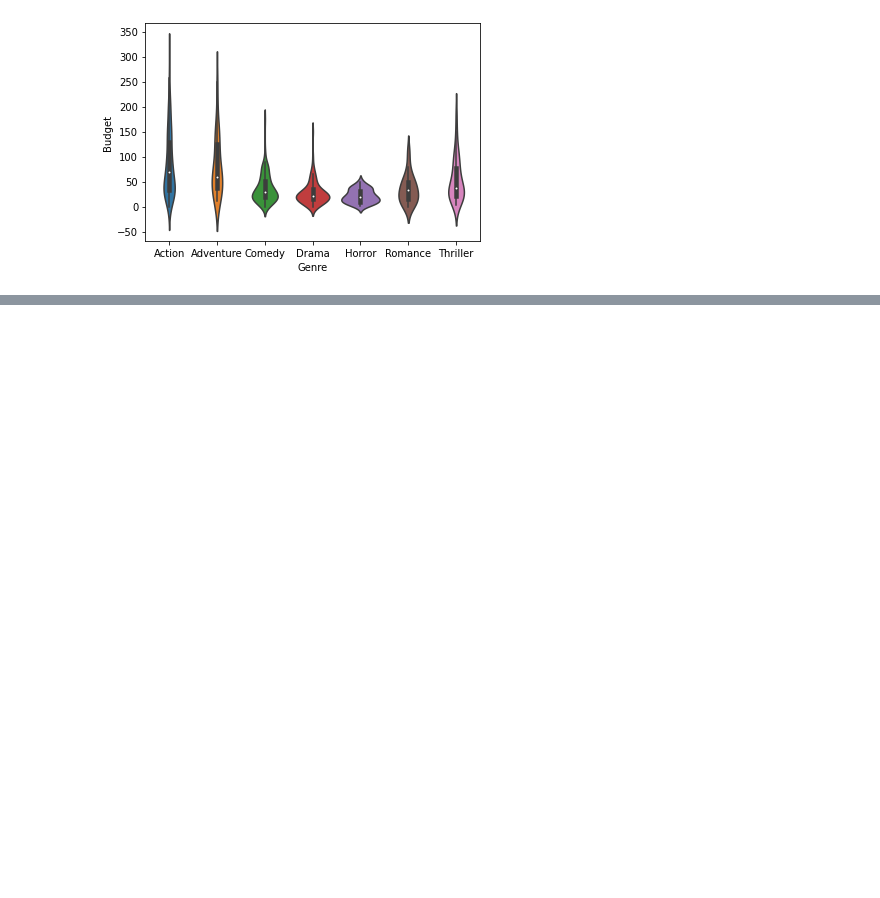
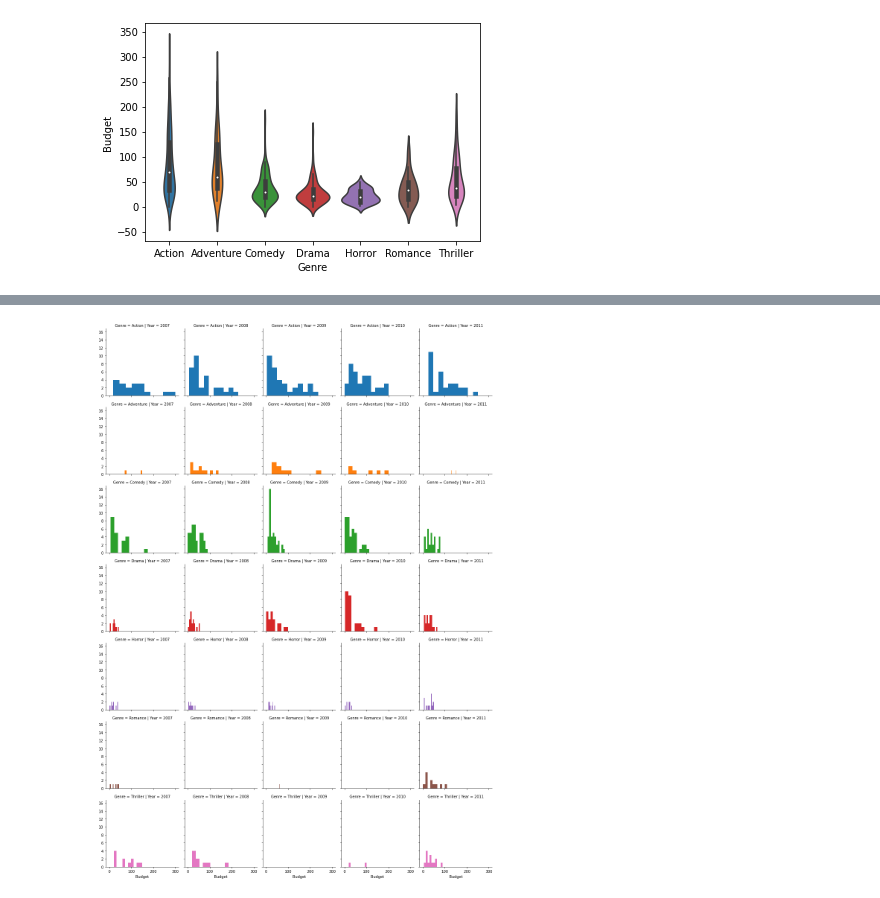
Before and after one commit to ruthujapatil/ruthujapatil, a Jupyter notebook: Python_day3.ipynb, the cells around one changed output, grey strips where cells are left out. Saved outputs shown, nothing was run; the diff lists cells and outputs as text; code cells hidden in the pictures; blank space fills up the shorter version.

```diff
--- a/Python_day3.ipynb
+++ b/Python_day3.ipynb
@@ -225,0 +247,5 @@ plt.show()  #they show probability distribution
+# %%
+d=sns.FacetGrid(movies,row='Genre',col='Year',hue='Genre')
+d=d.map(plt.hist,'Budget')
+# %% [output]
+[figure, added]
```
Also changed, not shown: parts of 9 cells of this notebook.
